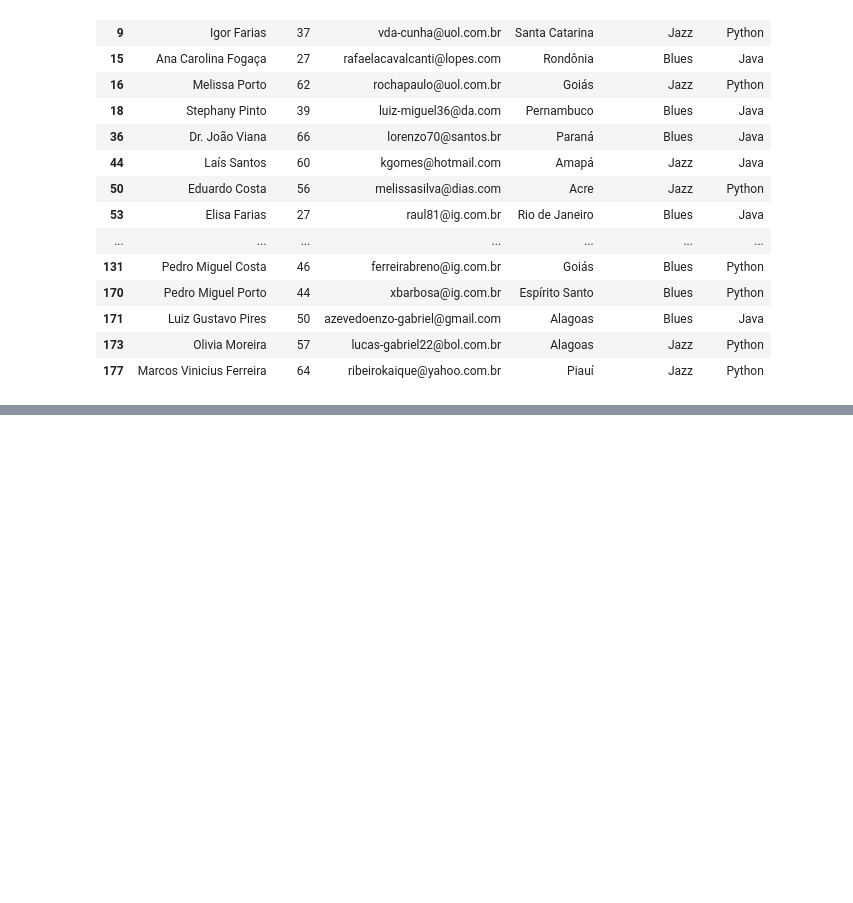
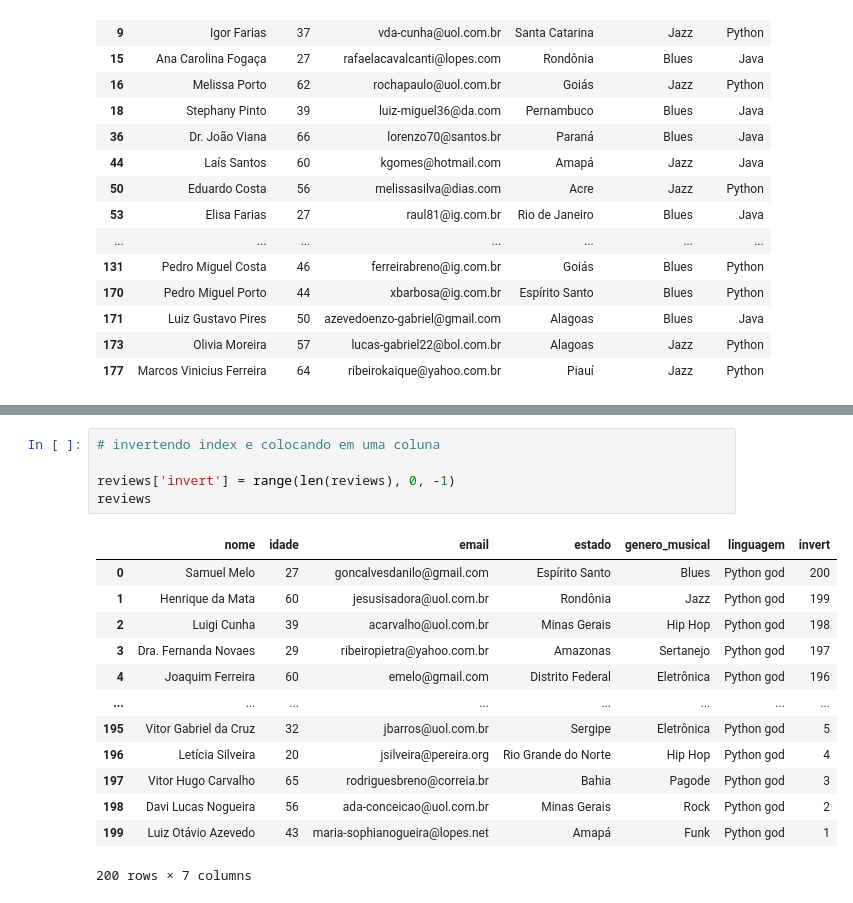
Before and after one commit to ericksonlopes/Practicing_Pandas, a Jupyter notebook: 03_kaggle_learn_pandas/02_indexacao_selecao_atribuicao.ipynb, the cells around one changed output, grey strips where cells are left out. Cells and saved outputs as stored; diff of their text form; blank space fills up the shorter version.

```diff
--- a/03_kaggle_learn_pandas/02_indexacao_selecao_atribuicao.ipynb
+++ b/03_kaggle_learn_pandas/02_indexacao_selecao_atribuicao.ipynb
@@ -267,0 +268,19 @@ reviews
+# %%
+# invertendo index e colocando em uma coluna
+
+reviews['invert'] = range(len(reviews), 0, -1)
+reviews
+# %% [output]
+|  | nome | idade | email | estado | genero_musical | linguagem | invert |
+| 0 | Samuel Melo | 27 | goncalvesdanilo@gmail.com | Espírito Santo | Blues | Python god | 200 |
+| 1 | Henrique da Mata | 60 | jesusisadora@uol.com.br | Rondônia | Jazz | Python god | 199 |
+| 2 | Luigi Cunha | 39 | acarvalho@uol.com.br | Minas Gerais | Hip Hop | Python god | 198 |
+| 3 | Dra. Fernanda Novaes | 29 | ribeiropietra@yahoo.com.br | Amazonas | Sertanejo | Python god | 197 |
+| 4 | Joaquim Ferreira | 60 | emelo@gmail.com | Distrito Federal | Eletrônica | Python god | 196 |
+| ... | ... | ... | ... | ... | ... | ... | ... |
+| 195 | Vitor Gabriel da Cruz | 32 | jbarros@uol.com.br | Sergipe | Eletrônica | Python god | 5 |
+| 196 | Letícia Silveira | 20 | jsilveira@pereira.org | Rio Grande do Norte | Hip Hop | Python god | 4 |
+| 197 | Vitor Hugo Carvalho | 65 | rodriguesbreno@correia.br | Bahia | Pagode | Python god | 3 |
+| 198 | Davi Lucas Nogueira | 56 | ada-conceicao@uol.com.br | Minas Gerais | Rock | Python god | 2 |
+| 199 | Luiz Otávio Azevedo | 43 | maria-sophianogueira@lopes.net | Amapá | Funk | Python god | 1 |
+200 rows × 7 columns
```
Also changed, not shown: parts of 1 cell of this notebook.
